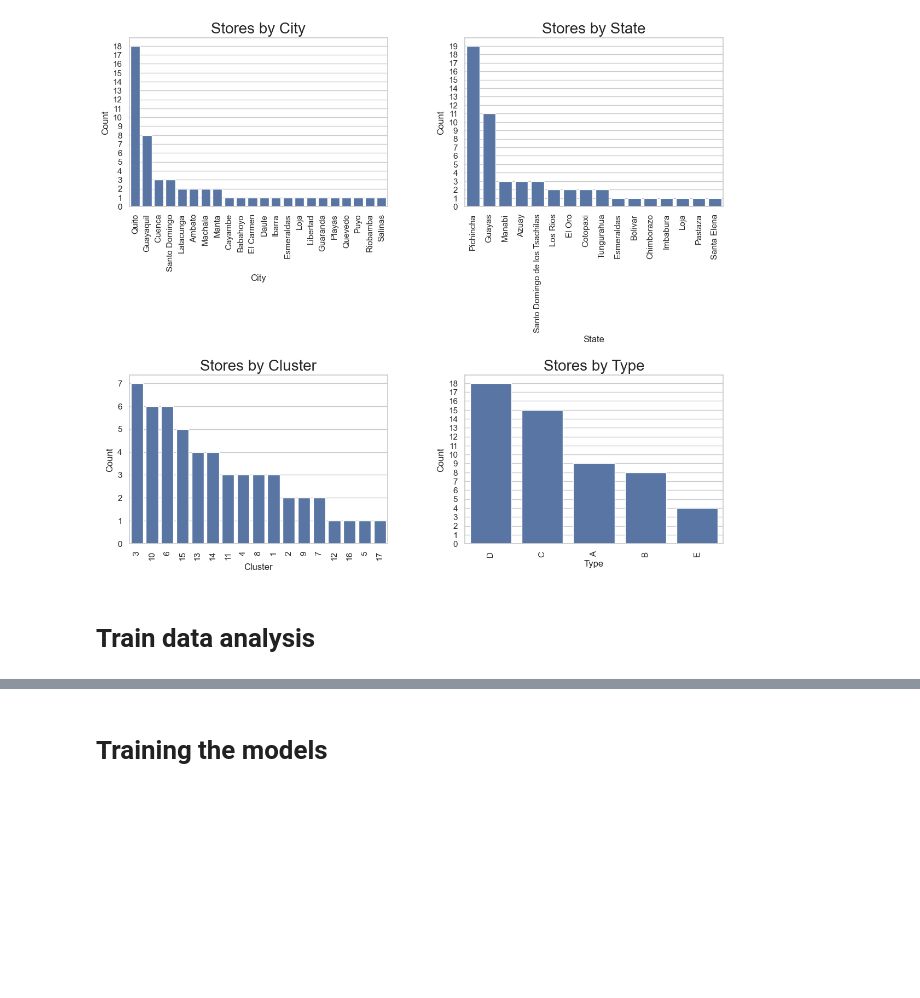
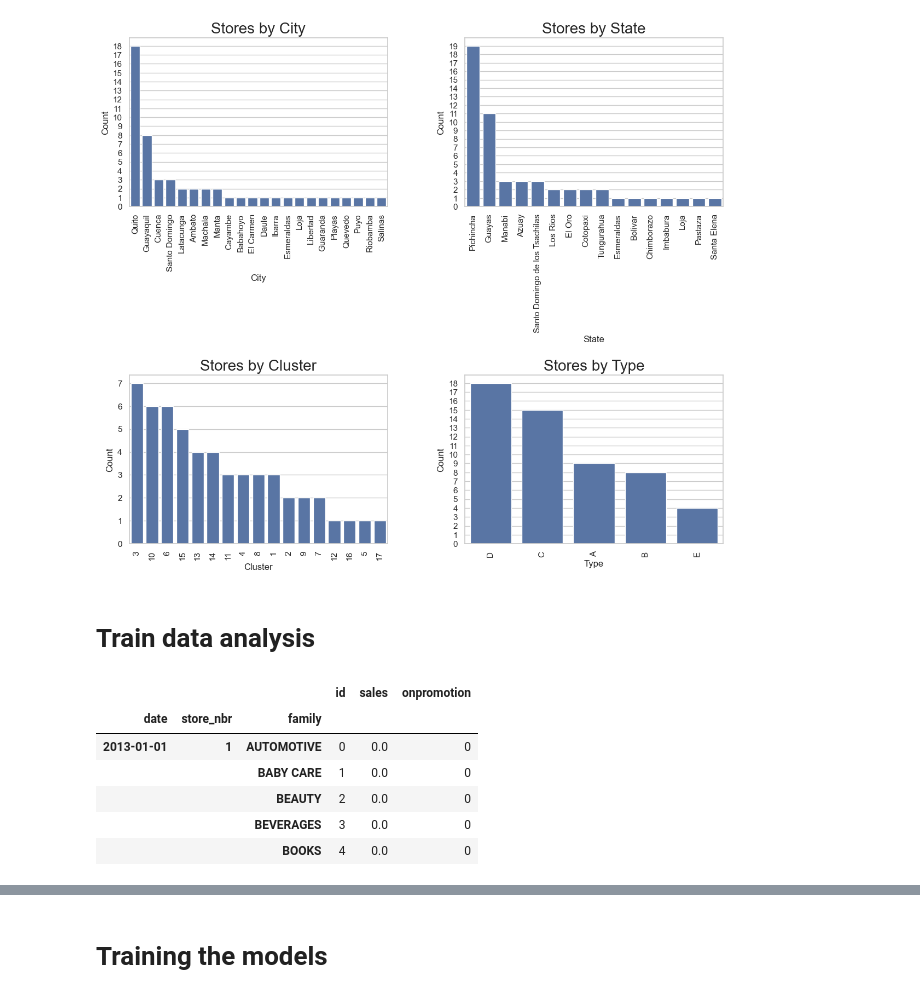
Before and after one commit to Arczi4/kaggle-store-sales, a Jupyter notebook: store_sales.ipynb, the cells around one changed output, grey strips where cells are left out. Saved outputs shown, nothing was run; the diff lists cells and outputs as text; code cells hidden in the pictures; blank space fills up the shorter version.

```diff
--- a/store_sales.ipynb
+++ b/store_sales.ipynb
@@ -218,0 +233,10 @@ plot_store_counts(stores, ["city", "state", "cluster", "type"])  # Pass up to 4
+# %%
+store_sales.head()
+# %% [output]
+|  |  |  | id | sales | onpromotion |
+| date | store_nbr | family |  |  |  |
+| 2013-01-01 | 1 | AUTOMOTIVE | 0 | 0.0 | 0 |
+|  |  | BABY CARE | 1 | 0.0 | 0 |
+|  |  | BEAUTY | 2 | 0.0 | 0 |
+|  |  | BEVERAGES | 3 | 0.0 | 0 |
+|  |  | BOOKS | 4 | 0.0 | 0 |
```
Also changed, not shown: parts of 10 cells of this notebook, 1 other file.
